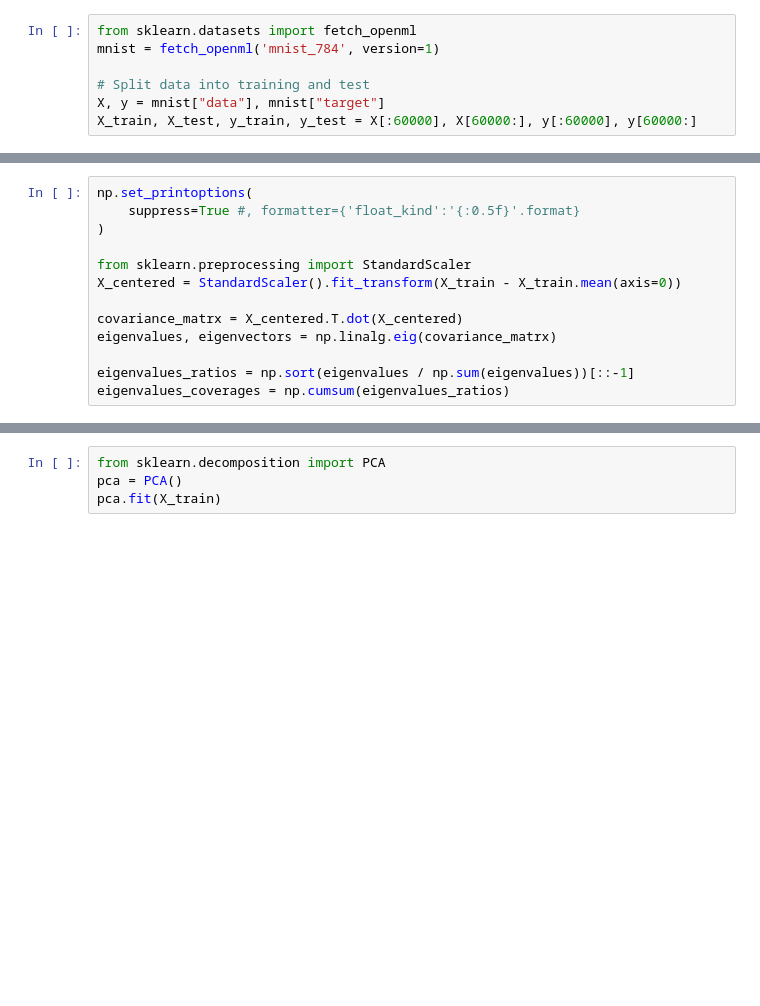
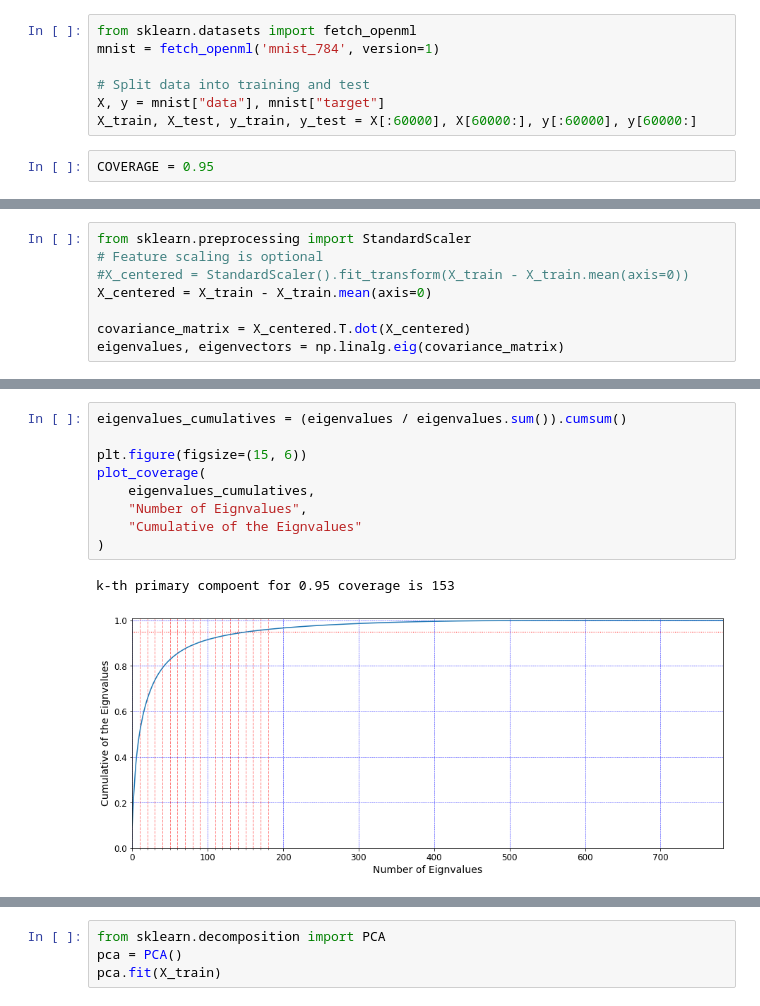
Before and after one commit to oonisim/Jupyter-Notebok, a Jupyter notebook: pca.ipynb, the cells around one changed output, grey strips where cells are left out. Drawn from its saved outputs; the diff is of its cells as text; blank space fills up the shorter version.

```diff
--- a/pca.ipynb
+++ b/pca.ipynb
@@ -56,6 +59,8 @@ mnist = fetch_openml('mnist_784', version=1)
 # Split data into training and test
 X, y = mnist["data"], mnist["target"]
 X_train, X_test, y_train, y_test = X[:60000], X[60000:], y[:60000], y[60000:]
+# %%
+COVERAGE = 0.95
 # %% [markdown]
 # Mathematics
 
@@ -81,13 +86,8 @@ Hence Primary Comonents can be identified from the eigenvalues.
 # %%
-np.set_printoptions(
-    suppress=True #, formatter={'float_kind':'{:0.5f}'.format}
-)
+from sklearn.preprocessing import StandardScaler
+# Feature scaling is optional
+#X_centered = StandardScaler().fit_transform(X_train - X_train.mean(axis=0))
+X_centered = X_train - X_train.mean(axis=0)
 
-from sklearn.preprocessing import StandardScaler
-X_centered = StandardScaler().fit_transform(X_train - X_train.mean(axis=0))
-
-covariance_matrx = X_centered.T.dot(X_centered)
-eigenvalues, eigenvectors = np.linalg.eig(covariance_matrx)
-
-eigenvalues_ratios = np.sort(eigenvalues / np.sum(eigenvalues))[::-1]
-eigenvalues_coverages = np.cumsum(eigenvalues_ratios)
+covariance_matrix = X_centered.T.dot(X_centered)
+eigenvalues, eigenvectors = np.linalg.eig(covariance_matrix)
@@ -134,3 +146,15 @@ plt.show
+# %%
+eigenvalues_cumulatives = (eigenvalues / eigenvalues.sum()).cumsum()
+
+plt.figure(figsize=(15, 6))
+plot_coverage(
+    eigenvalues_cumulatives,
+    "Number of Eignvalues",
+    "Cumulative of the Eignvalues"
+)
+# %% [output]
+k-th primary compoent for 0.95 coverage is 153
+[figure, added]
 # %% [markdown]
 ## Map (Rorate & Extend)
 <img align="left" src="./images/pca/basis.rotate_to_map.png" width="400">
```
Also changed, not shown: parts of 12 cells of this notebook.
